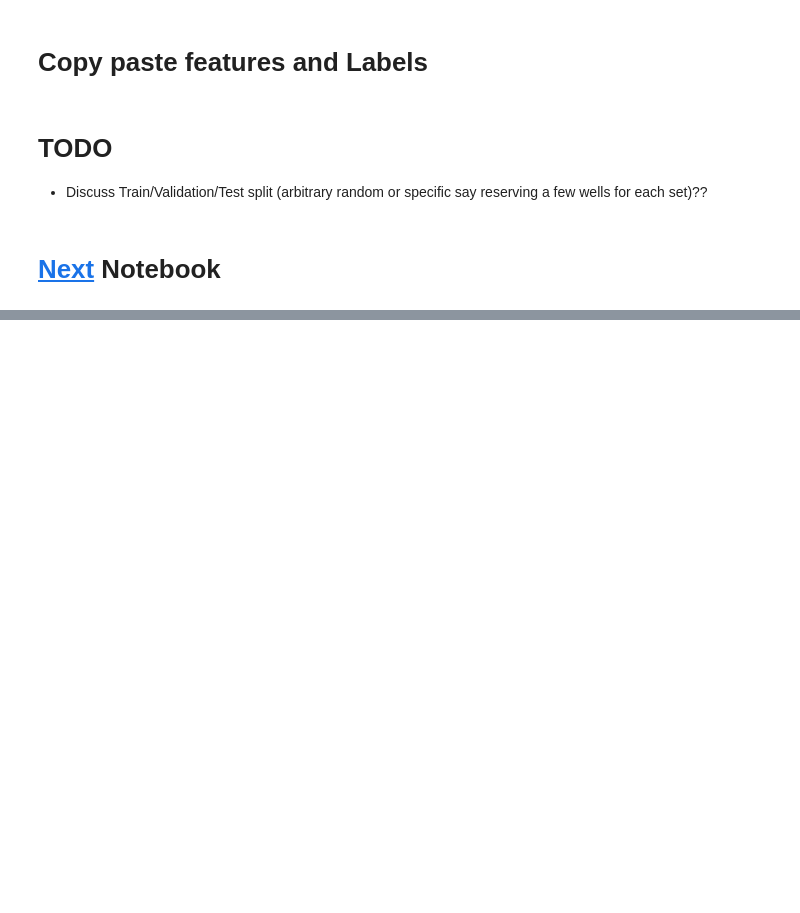
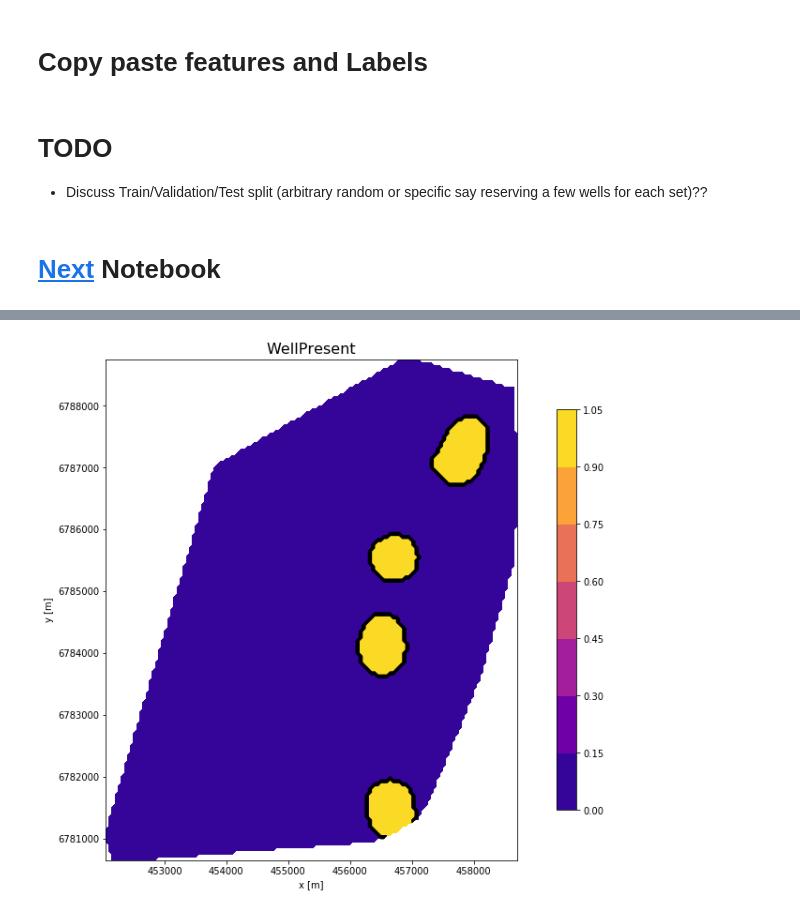
Before and after one commit to Nozziel/OGA2018_SweetSpotPrediction, a Jupyter notebook: Notebooks/01 Data Preperation.ipynb, the cells around one changed output, grey strips where cells are left out. Drawn from its saved outputs; the diff is of its cells as text; code cells hidden in the pictures; blank space fills up the shorter version.

```diff
--- a/Notebooks/01 Data Preperation.ipynb
+++ b/Notebooks/01 Data Preperation.ipynb
@@ -96,0 +108,4 @@ label_reg = 'WellProbability'
+# %%
+ssp.plot_map(df_cls, label_clf)
+# %% [output]
+[figure, added]
```
Also changed, not shown: parts of 3 cells of this notebook, 2 other files.
